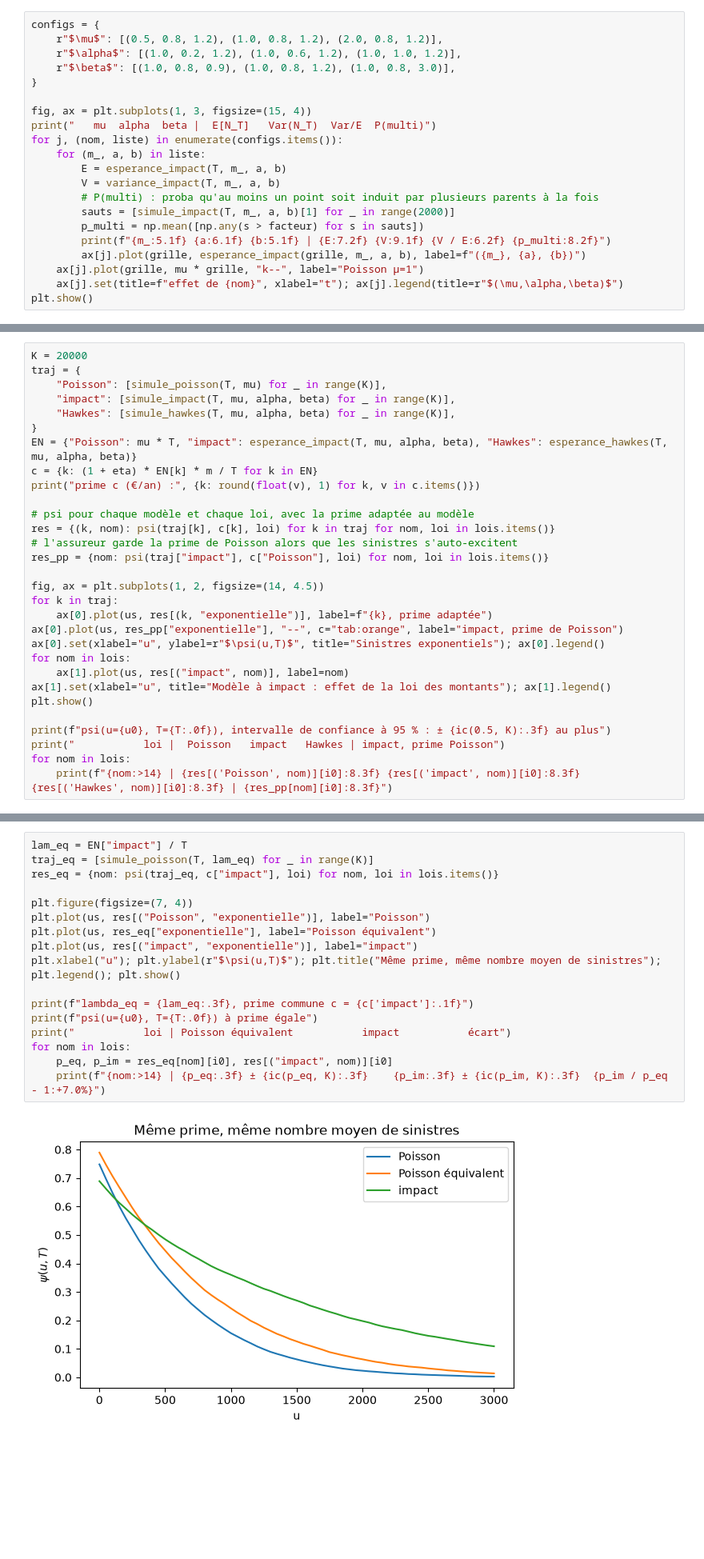
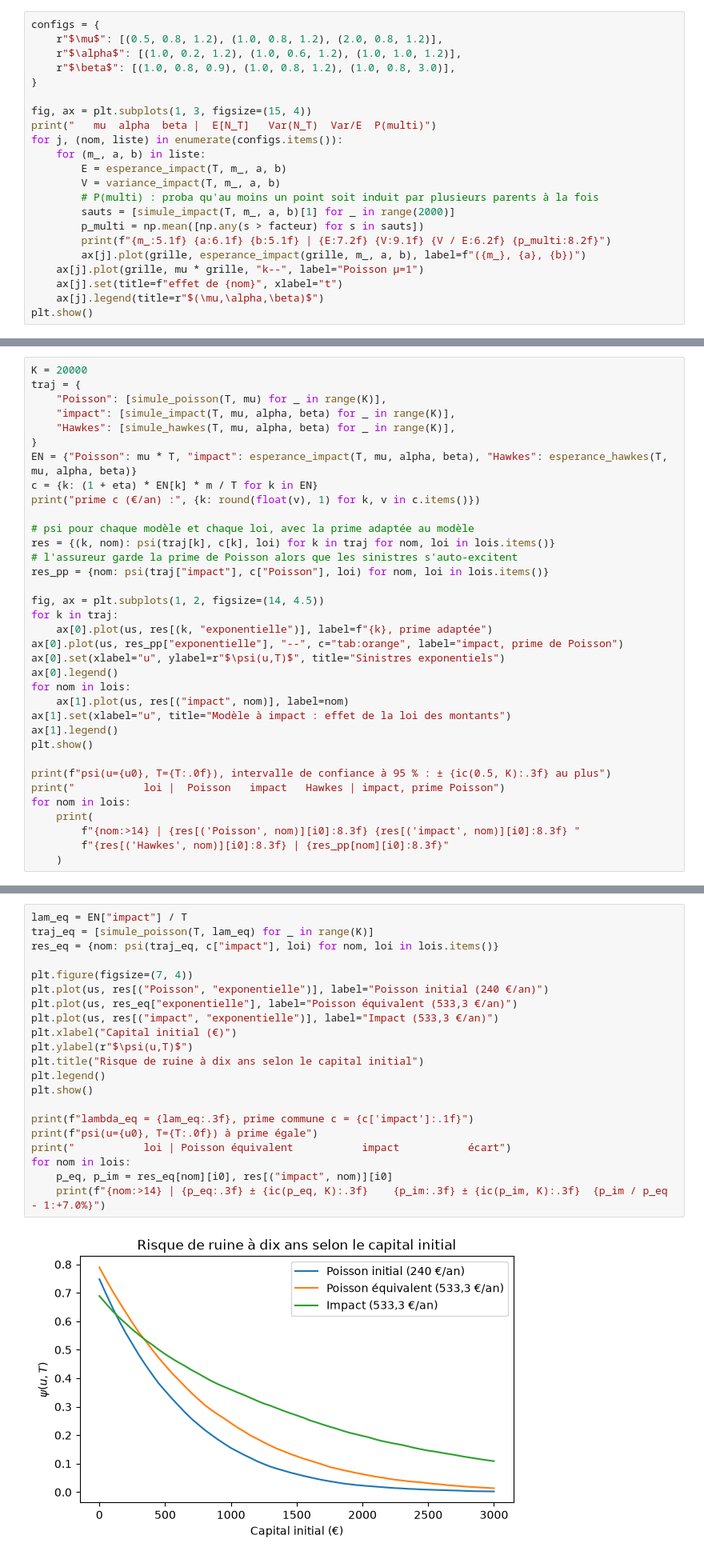
Before and after one commit to Ykuzaa/BE-SelfExc, a Jupyter notebook: BE_SelfExc.ipynb, the cells around one changed output, grey strips where cells are left out. Shown at 80% size. Cells and saved outputs as stored; diff of their text form; blank space fills up the shorter version.

```diff
--- a/BE_SelfExc.ipynb
+++ b/BE_SelfExc.ipynb
@@ -233,7 +241,8 @@ for j, (nom, liste) in enumerate(configs.items()):
         print(f"{m_:5.1f} {a:6.1f} {b:5.1f} | {E:7.2f} {V:9.1f} {V / E:6.2f} {p_multi:8.2f}")
         ax[j].plot(grille, esperance_impact(grille, m_, a, b), label=f"({m_}, {a}, {b})")
     ax[j].plot(grille, mu * grille, "k--", label="Poisson µ=1")
-    ax[j].set(title=f"effet de {nom}", xlabel="t"); ax[j].legend(title=r"$(\mu,\alpha,\beta)$")
+    ax[j].set(title=f"effet de {nom}", xlabel="t")
+    ax[j].legend(title=r"$(\mu,\alpha,\beta)$")
 plt.show()
 # %% [output]
    mu  alpha  beta |  E[N_T]   Var(N_T)  Var/E  P(multi)
@@ -379,16 +391,21 @@ fig, ax = plt.subplots(1, 2, figsize=(14, 4.5))
 for k in traj:
     ax[0].plot(us, res[(k, "exponentielle")], label=f"{k}, prime adaptée")
 ax[0].plot(us, res_pp["exponentielle"], "--", c="tab:orange", label="impact, prime de Poisson")
-ax[0].set(xlabel="u", ylabel=r"$\psi(u,T)$", title="Sinistres exponentiels"); ax[0].legend()
+ax[0].set(xlabel="u", ylabel=r"$\psi(u,T)$", title="Sinistres exponentiels")
+ax[0].legend()
 for nom in lois:
     ax[1].plot(us, res[("impact", nom)], label=nom)
-ax[1].set(xlabel="u", title="Modèle à impact : effet de la loi des montants"); ax[1].legend()
+ax[1].set(xlabel="u", title="Modèle à impact : effet de la loi des montants")
+ax[1].legend()
 plt.show()
 
 print(f"psi(u={u0}, T={T:.0f}), intervalle de confiance à 95 % : ± {ic(0.5, K):.3f} au plus")
 print("           loi |  Poisson   impact   Hawkes | impact, prime Poisson")
 for nom in lois:
-    print(f"{nom:>14} | {res[('Poisson', nom)][i0]:8.3f} {res[('impact', nom)][i0]:8.3f} {res[('Hawkes', nom)][i0]:8.3f} | {res_pp[nom][i0]:8.3f}")
+    print(
+        f"{nom:>14} | {res[('Poisson', nom)][i0]:8.3f} {res[('impact', nom)][i0]:8.3f} "
+        f"{res[('Hawkes', nom)][i0]:8.3f} | {res_pp[nom][i0]:8.3f}"
+    )
 # %% [output]
 prime c (€/an) : {'Poisson': 240.0, 'impact': 533.3, 'Hawkes': 602.2}
 [figure]
@@ -428,22 +445,26 @@ Non demandé dans l'énoncé : on l'a fait pour vérifier que l'écart de ruine
 # %%
 lam_eq = EN["impact"] / T
 traj_eq = [simule_poisson(T, lam_eq) for _ in range(K)]
 res_eq = {nom: psi(traj_eq, c["impact"], loi) for nom, loi in lois.items()}
 
 plt.figure(figsize=(7, 4))
-plt.plot(us, res[("Poisson", "exponentielle")], label="Poisson")
-plt.plot(us, res_eq["exponentielle"], label="Poisson équivalent")
-plt.plot(us, res[("impact", "exponentielle")], label="impact")
-plt.xlabel("u"); plt.ylabel(r"$\psi(u,T)$"); plt.title("Même prime, même nombre moyen de sinistres"); plt.legend(); plt.show()
+plt.plot(us, res[("Poisson", "exponentielle")], label="Poisson initial (240 €/an)")
+plt.plot(us, res_eq["exponentielle"], label="Poisson équivalent (533,3 €/an)")
+plt.plot(us, res[("impact", "exponentielle")], label="Impact (533,3 €/an)")
+plt.xlabel("Capital initial (€)")
+plt.ylabel(r"$\psi(u,T)$")
+plt.title("Risque de ruine à dix ans selon le capital initial")
+plt.legend()
+plt.show()
 
 print(f"lambda_eq = {lam_eq:.3f}, prime commune c = {c['impact']:.1f}")
 print(f"psi(u={u0}, T={T:.0f}) à prime égale")
 print("           loi | Poisson équivalent           impact           écart")
 for nom in lois:
     p_eq, p_im = res_eq[nom][i0], res[("impact", nom)][i0]
     print(f"{nom:>14} | {p_eq:.3f} ± {ic(p_eq, K):.3f}    {p_im:.3f} ± {ic(p_im, K):.3f}  {p_im / p_eq - 1:+7.0%}")
 # %% [output]
-[figure, old version]
+[figure, new version]
 lambda_eq = 2.222, prime commune c = 533.3
 psi(u=1000, T=10) à prime égale
            loi | Poisson équivalent           impact           écart
```
Also changed, not shown: parts of 15 cells of this notebook, 3 other files.
